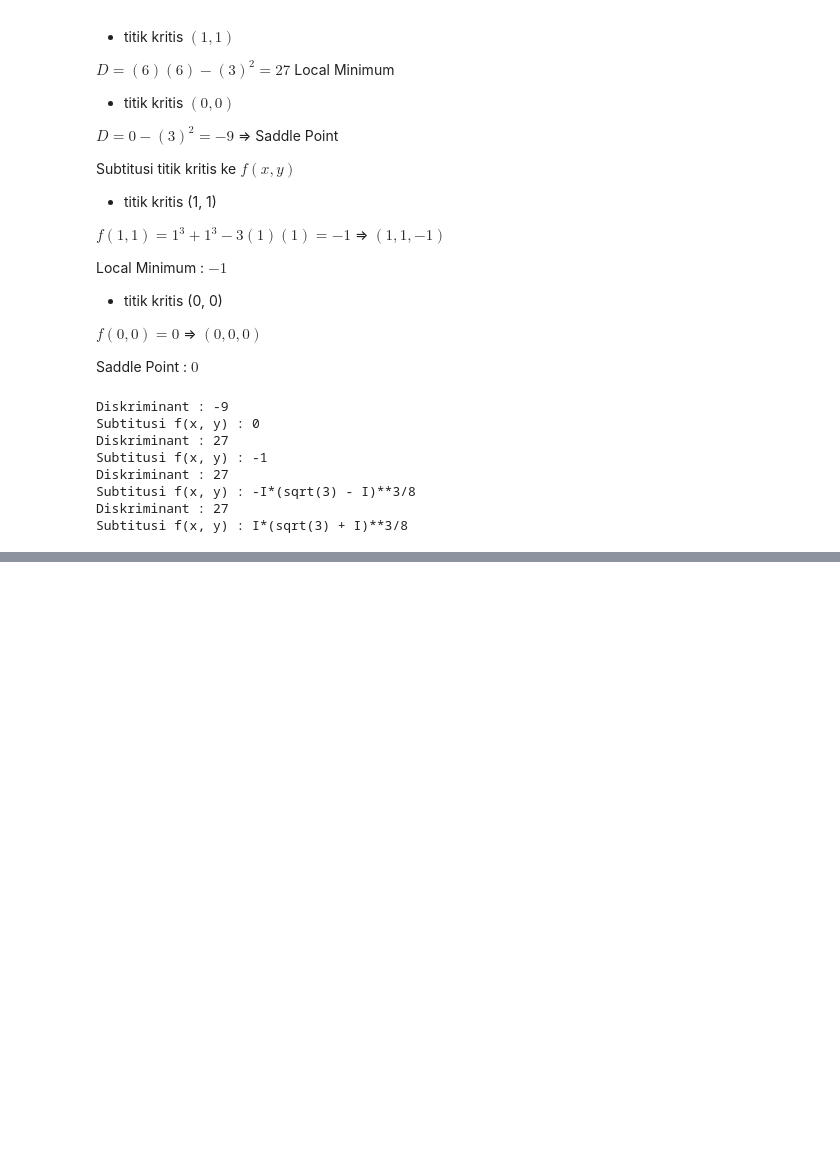
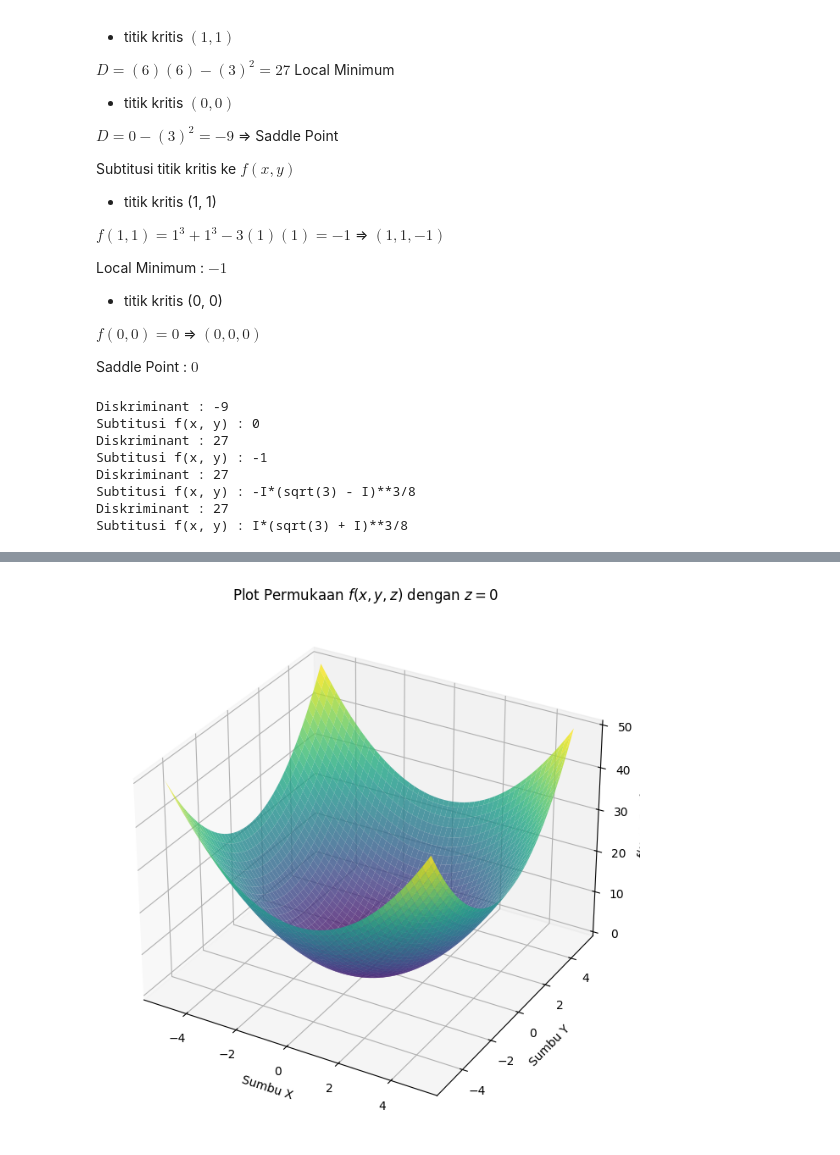
Before and after one commit to ahmdbnrsl/Machine-Learning, a Jupyter notebook: Mathematics-Requirements/Calculus.ipynb, the cells around one changed output, grey strips where cells are left out. Drawn from its saved outputs; the diff is of its cells as text; code cells hidden in the pictures; blank space fills up the shorter version.

```diff
--- a/Mathematics-Requirements/Calculus.ipynb
+++ b/Mathematics-Requirements/Calculus.ipynb
@@ -195,0 +326,28 @@ Subtitusi f(x, y) : I*(sqrt(3) + I)**3/8
+# %%
+# Visualisasi gradients
+
+import sympy as sp
+import numpy as np
+import matplotlib.pyplot as plt
+from mpl_toolkits.mplot3d import Axes3D
+
+f_numeric = sp.lambdify((x, y, z), f, 'numpy')
+
+fig1 = plt.figure(figsize=(10, 8))
+ax1 = fig1.add_subplot(111, projection='3d')
+
+x_vals = np.linspace(-5, 5, 100)
+y_vals = np.linspace(-5, 5, 100)
+X, Y = np.meshgrid(x_vals, y_vals)
+
+Z_fixed = 0
+F_slice = f_numeric(X, Y, Z_fixed)
+
+ax1.plot_surface(X, Y, F_slice, cmap='viridis', alpha=0.8)
+ax1.set_xlabel('Sumbu X')
+ax1.set_ylabel('Sumbu Y')
+ax1.set_zlabel(f'f(x, y, z={Z_fixed})')
+ax1.set_title(f'Plot Permukaan $f(x, y, z)$ dengan $z={Z_fixed}$')
+plt.show()
+# %% [output]
+[figure, added]
```
Also changed, not shown: parts of 3 cells of this notebook.
